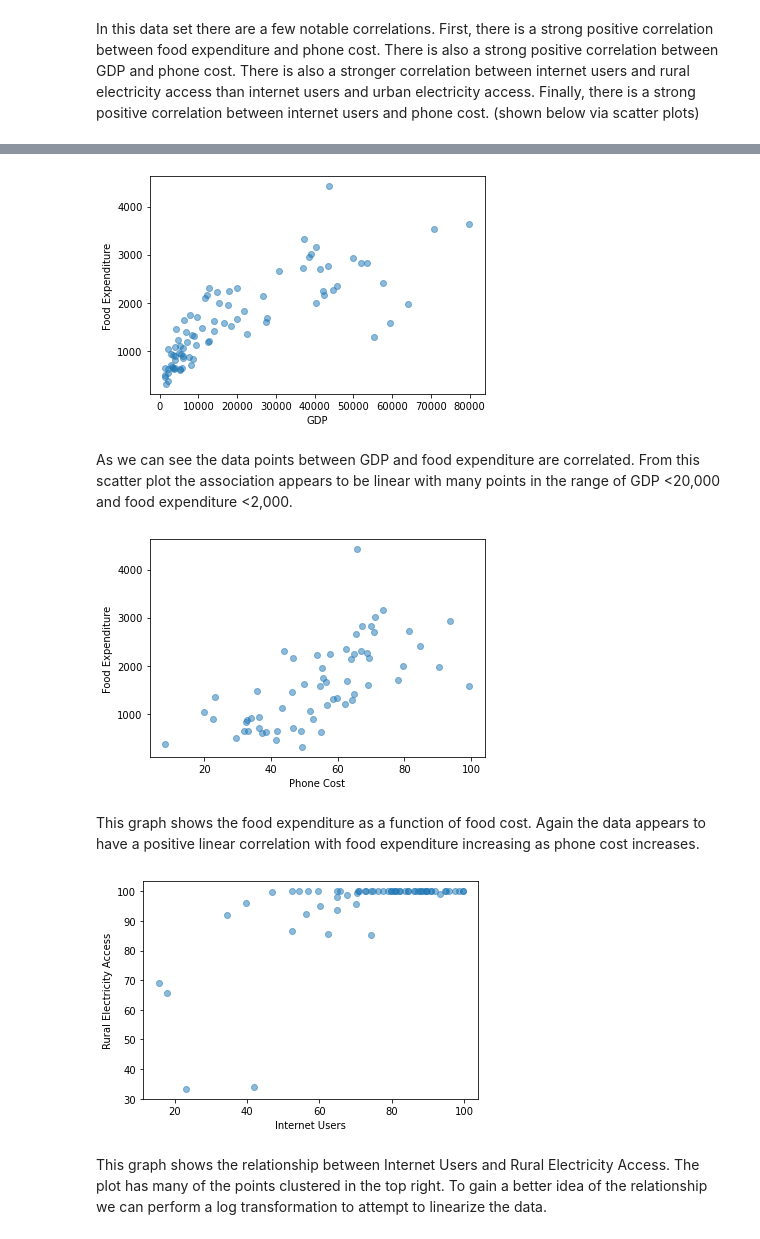
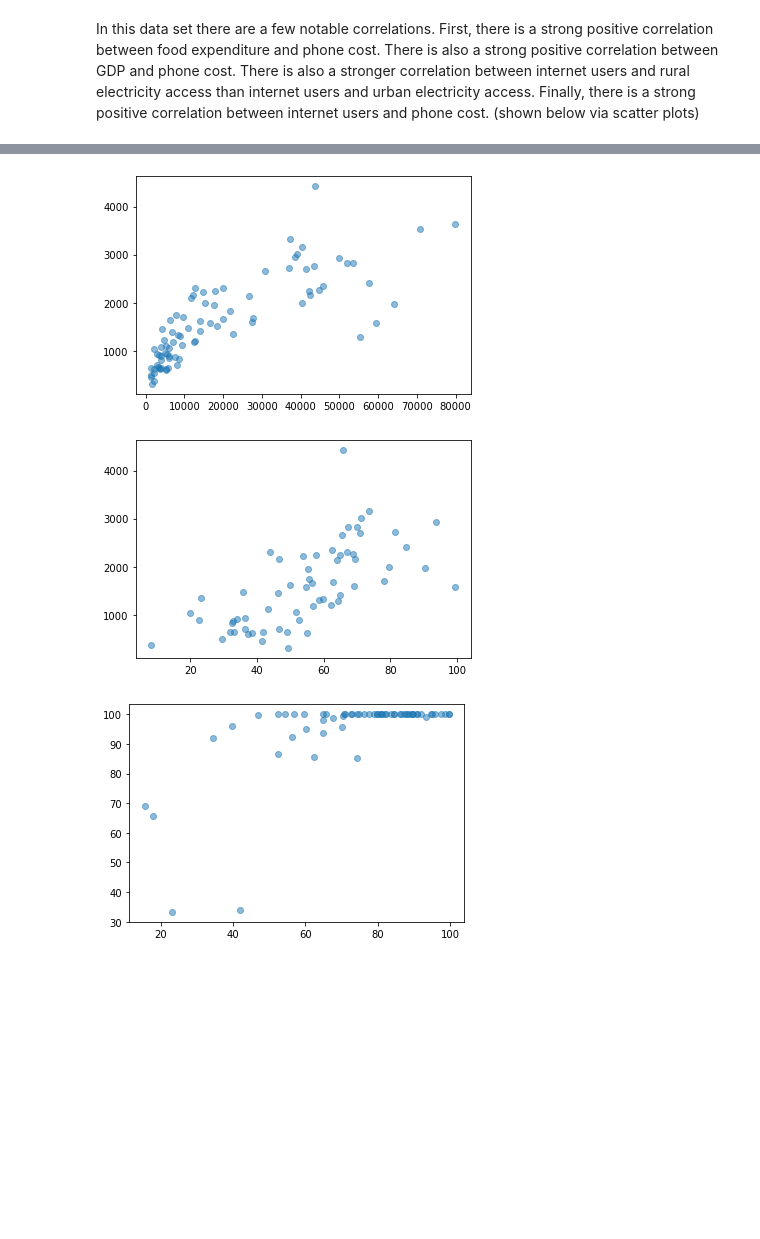
Before and after one commit to tklausner/info2950-project, a Jupyter notebook: INFO2950_Project.ipynb, the cells around one changed output, grey strips where cells are left out. Cells and saved outputs as stored; diff of their text form; code cells hidden in the pictures; blank space fills up the shorter version.

```diff
--- a/INFO2950_Project.ipynb
+++ b/INFO2950_Project.ipynb
@@ -165,5 +155,5 @@ right_merged.head
 # %%
-if_data=right_merged.drop(columns=['Unnamed: 0','Abreviation','Year', 'Unnamed: 0.1'])
+if_data=right_merged.drop(columns=['Unnamed: 0','Abreviation','Year'])
 if_data.head()
 # %% [output]
 |  | country | gender_gap_in_internet_access_(%_... | urban_electricity_access_(%_of_po... | rural_electricity_access_(%_of_po... | smartphone_cost_(handset)_(score_... | ... |
@@ -268,29 +212,17 @@ https://drive.google.com/file/d/11-kbLU49T1SuG5k_y8ENJqKn6eAqwlUo/view?usp=shari
 # %%
 plt.scatter(if_data['GDP'],if_data['food_expenditure'], alpha=0.5)
-plt.xlabel('GDP')
-plt.ylabel('Food Expenditure')
 plt.show()
 # %% [output]
-[figure, old version]
+[figure, new version]
-# %% [markdown]
-As we can see the data points between GDP and food expenditure are correlated. From this scatter plot the association appears to be linear with many points in the range of GDP <20,000 and food expenditure <2,000.
 # %%
 plt.scatter(if_data['phone_cost'],if_data['food_expenditure'], alpha=0.5)
-plt.xlabel('Phone Cost')
-plt.ylabel('Food Expenditure')
 plt.show()
 # %% [output]
-[figure, old version]
+[figure, new version]
-# %% [markdown]
-This graph shows the food expenditure as a function of food cost. Again the data appears to have a positive linear correlation with food expenditure increasing as phone cost increases.
 # %%
 plt.scatter(if_data['internet_users'],if_data['rural_elec_access'], alpha=0.5)
-plt.xlabel('Internet Users')
-plt.ylabel('Rural Electricity Access')
 plt.show()
 # %% [output]
-[figure, old version]
+[figure, new version]
-# %% [markdown]
-This graph shows the relationship between Internet Users and Rural Electricity Access. The plot has many of the points clustered in the top right. To gain a better idea of the relationship we can perform a log transformation to attempt to linearize the data.
 # %%
 plt.scatter(if_data['internet_users'],if_data['urban_elec_access'], alpha=0.5)
```
Also changed, not shown: parts of 20 cells of this notebook.
